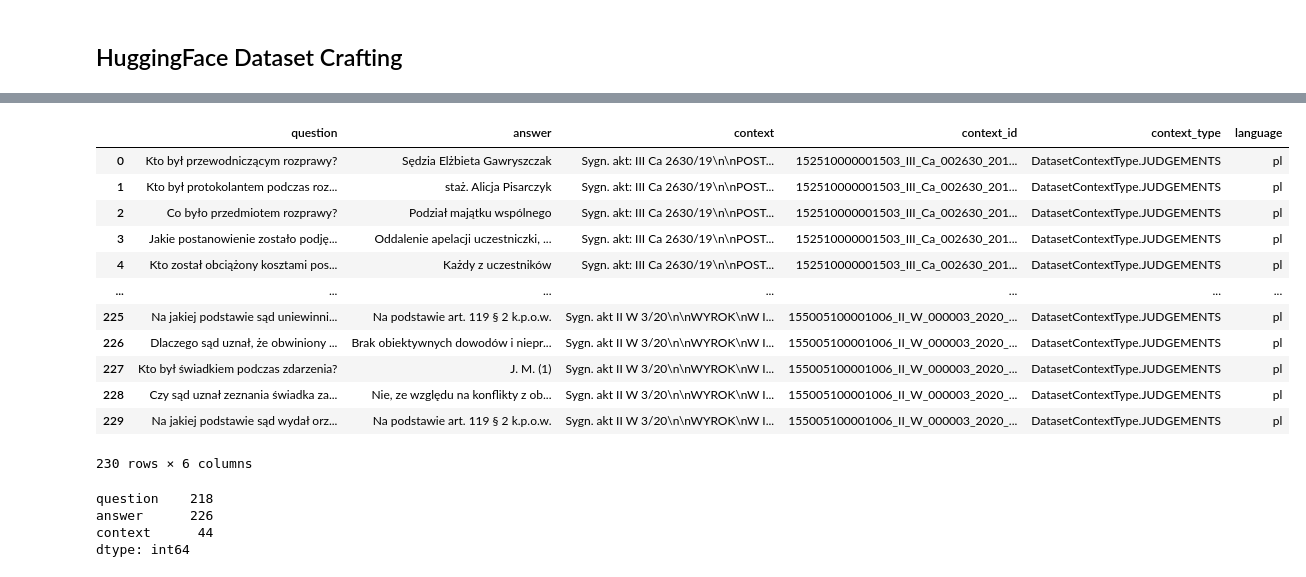
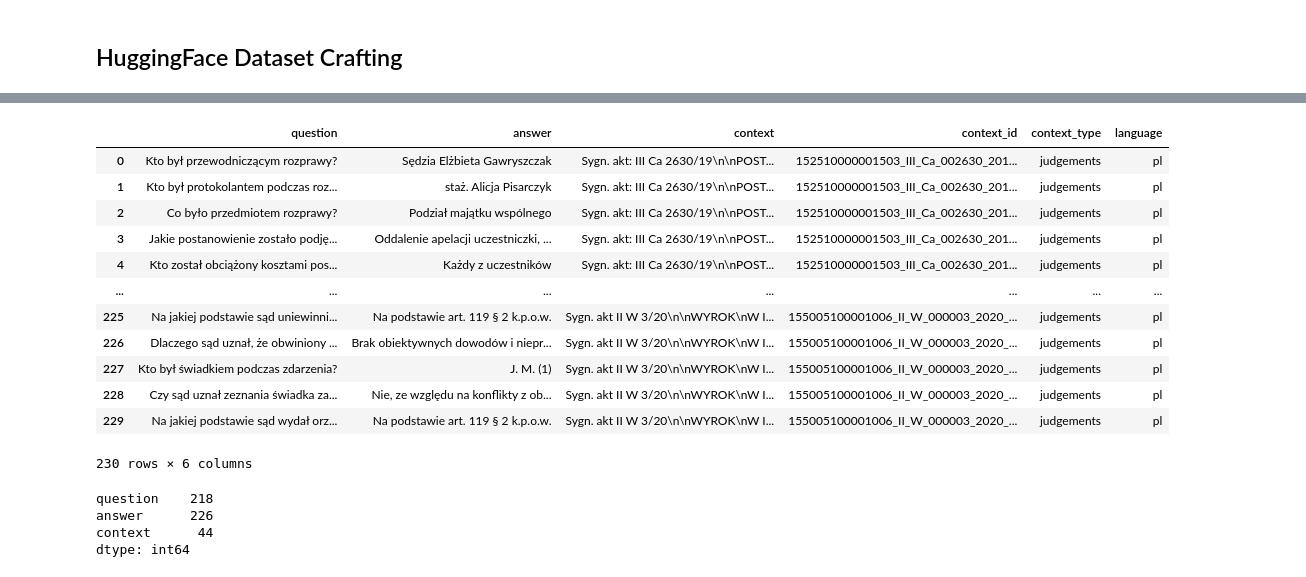
Before and after one commit to pwr-ai/JuDDGES, a Jupyter notebook: notebooks/5_synth_qa_dataset.ipynb, the cells around one changed output, grey strips where cells are left out. Cells and saved outputs as stored; diff of their text form; code cells hidden in the pictures.

```diff
--- a/notebooks/5_synth_qa_dataset.ipynb
+++ b/notebooks/5_synth_qa_dataset.ipynb
@@ -20,15 +21,22 @@ from juddges.data.utils import read_jsonl
 from juddges.data.models import DatasetContextType
 # %%
-synth_qa_records_fpath = (
+SYNTH_QA_RECORDS_FPATH = (
     PL_JUDGEMENTS_SYNTH_QA_PATH
     / "judgements_sample50_synth_qa__Chain-of-Thought__gpt-3.5-turbo__20240531_201317f666740.jsonl"
 )
+HF_SYNTH_QA_RECORDS_FPATH = SYNTH_QA_RECORDS_FPATH.with_suffix(".hf.jsonl")
 # %%
 client = MongoClient(environ["MONGO_URI"])
 # %% [markdown]
 ## HuggingFace Dataset Crafting
 # %%
-def _gen_records(mongo_client: MongoClient) -> Generator[Dict[str, str], None, None]:
+def dump_hf_records(synth_qa_records_fpath: Path | str, mongo_client: MongoClient, out: Path | str) -> None:
+    # fixes Cannot pickle `socket` or `SSLContext` when tryining to calling
+    # MongoDB requests inside records generator function
+    if Path(out).exists():
+        logger.warning(f"Output file already exists `{out}`. Aborting.")
+        return
+
     mongo_collection = mongo_client["juddges"]["judgements"]
     for synth_qas in read_jsonl(synth_qa_records_fpath):
         context_id = synth_qas["metadata"]["judgement_id"]
@@ -41,29 +49,17 @@ def _gen_records(mongo_client: MongoClient) -> Generator[Dict[str, str], None, N
             logger.warning(f"Judgement with id {context_id} not found in the database")
             continue
 
+        separated_qas_hf_records = []
         for question, answer in zip(synth_qas["questions"], synth_qas["answers"]):
-            yield {
+            separated_qas_hf_records.append({
                 "question": question,
                 "answer": answer,
                 "context": context,
                 "context_id": context_id,
-                "context_type": DatasetContextType.JUDGEMENTS,
+                "context_type": DatasetContextType.JUDGEMENTS.value,
                 "language": synth_qas["metadata"]["language"],
-            }
+            })
 
+        save_jsonl(separated_qas_hf_records, out, mode="a")
 
-# features_dtypes = {
-#     "question": str,
-#     "answer": str,
-#     "context": str,
-#     "context_id": str,
-#     "context_type": str,
-#     "language": str,
-# }
-# gen_kwargs = {"mongo_client": client}
-# dataset = Dataset.from_generator(
-#     _gen_records,
-#     features=features_dtypes,
-#     gen_kwargs=gen_kwargs,
-# )
-# dataset
+dump_hf_records(SYNTH_QA_RECORDS_FPATH, client, out=HF_SYNTH_QA_RECORDS_FPATH)
@@ -69,0 +68,7 @@ def _gen_records(mongo_client: MongoClient) -> Generator[Dict[str, str], None, N
+# %%
+def _gen_records() -> Generator[Dict[str, str], None, None]:
+    yield from read_jsonl(HF_SYNTH_QA_RECORDS_FPATH)
+
+
+dataset = Dataset.from_generator(_gen_records)
+dataset
@@ -70,19 +103,19 @@ def _gen_records(mongo_client: MongoClient) -> Generator[Dict[str, str], None, N
 # %%
-synth_qa_df = pd.DataFrame.from_records(_gen_records(client))
+synth_qa_df = pd.DataFrame.from_records(_gen_records())
 synth_qa_df
 # %% [output]
 |  | question | answer | context | context_id | context_type | language |
-| 0 | Kto był przewodniczącym rozprawy? | Sędzia Elżbieta Gawryszczak | Sygn. akt: III Ca 2630/19\n\nPOST... | 152510000001503_III_Ca_002630_201... | DatasetContextType.JUDGEMENTS | pl |
-| 1 | Kto był protokolantem podczas roz... | staż. Alicja Pisarczyk | Sygn. akt: III Ca 2630/19\n\nPOST... | 152510000001503_III_Ca_002630_201... | DatasetContextType.JUDGEMENTS | pl |
-| 2 | Co było przedmiotem rozprawy? | Podział majątku wspólnego | Sygn. akt: III Ca 2630/19\n\nPOST... | 152510000001503_III_Ca_002630_201... | DatasetContextType.JUDGEMENTS | pl |
-| 3 | Jakie postanowienie zostało podję... | Oddalenie apelacji uczestniczki, ... | Sygn. akt: III Ca 2630/19\n\nPOST... | 152510000001503_III_Ca_002630_201... | DatasetContextType.JUDGEMENTS | pl |
-| 4 | Kto został obciążony kosztami pos... | Każdy z uczestników | Sygn. akt: III Ca 2630/19\n\nPOST... | 152510000001503_III_Ca_002630_201... | DatasetContextType.JUDGEMENTS | pl |
+| 0 | Kto był przewodniczącym rozprawy? | Sędzia Elżbieta Gawryszczak | Sygn. akt: III Ca 2630/19\n\nPOST... | 152510000001503_III_Ca_002630_201... | judgements | pl |
+| 1 | Kto był protokolantem podczas roz... | staż. Alicja Pisarczyk | Sygn. akt: III Ca 2630/19\n\nPOST... | 152510000001503_III_Ca_002630_201... | judgements | pl |
+| 2 | Co było przedmiotem rozprawy? | Podział majątku wspólnego | Sygn. akt: III Ca 2630/19\n\nPOST... | 152510000001503_III_Ca_002630_201... | judgements | pl |
+| 3 | Jakie postanowienie zostało podję... | Oddalenie apelacji uczestniczki, ... | Sygn. akt: III Ca 2630/19\n\nPOST... | 152510000001503_III_Ca_002630_201... | judgements | pl |
+| 4 | Kto został obciążony kosztami pos... | Każdy z uczestników | Sygn. akt: III Ca 2630/19\n\nPOST... | 152510000001503_III_Ca_002630_201... | judgements | pl |
 | ... | ... | ... | ... | ... | ... | ... |
-| 225 | Na jakiej podstawie sąd uniewinni... | Na podstawie art. 119 § 2 k.p.o.w. | Sygn. akt II W 3/20\n\nWYROK\nW I... | 155005100001006_II_W_000003_2020_... | DatasetContextType.JUDGEMENTS | pl |
-| 226 | Dlaczego sąd uznał, że obwiniony ... | Brak obiektywnych dowodów i niepr... | Sygn. akt II W 3/20\n\nWYROK\nW I... | 155005100001006_II_W_000003_2020_... | DatasetContextType.JUDGEMENTS | pl |
-| 227 | Kto był świadkiem podczas zdarzenia? | J. M. (1) | Sygn. akt II W 3/20\n\nWYROK\nW I... | 155005100001006_II_W_000003_2020_... | DatasetContextType.JUDGEMENTS | pl |
-| 228 | Czy sąd uznał zeznania świadka za... | Nie, ze względu na konflikty z ob... | Sygn. akt II W 3/20\n\nWYROK\nW I... | 155005100001006_II_W_000003_2020_... | DatasetContextType.JUDGEMENTS | pl |
-| 229 | Na jakiej podstawie sąd wydał orz... | Na podstawie art. 119 § 2 k.p.o.w. | Sygn. akt II W 3/20\n\nWYROK\nW I... | 155005100001006_II_W_000003_2020_... | DatasetContextType.JUDGEMENTS | pl |
+| 225 | Na jakiej podstawie sąd uniewinni... | Na podstawie art. 119 § 2 k.p.o.w. | Sygn. akt II W 3/20\n\nWYROK\nW I... | 155005100001006_II_W_000003_2020_... | judgements | pl |
+| 226 | Dlaczego sąd uznał, że obwiniony ... | Brak obiektywnych dowodów i niepr... | Sygn. akt II W 3/20\n\nWYROK\nW I... | 155005100001006_II_W_000003_2020_... | judgements | pl |
+| 227 | Kto był świadkiem podczas zdarzenia? | J. M. (1) | Sygn. akt II W 3/20\n\nWYROK\nW I... | 155005100001006_II_W_000003_2020_... | judgements | pl |
+| 228 | Czy sąd uznał zeznania świadka za... | Nie, ze względu na konflikty z ob... | Sygn. akt II W 3/20\n\nWYROK\nW I... | 155005100001006_II_W_000003_2020_... | judgements | pl |
+| 229 | Na jakiej podstawie sąd wydał orz... | Na podstawie art. 119 § 2 k.p.o.w. | Sygn. akt II W 3/20\n\nWYROK\nW I... | 155005100001006_II_W_000003_2020_... | judgements | pl |
 230 rows × 6 columns
 # %%
 synth_qa_df[["question", "answer", "context"]].nunique()
```
Also changed, not shown: parts of 12 cells of this notebook, 3 other files.
